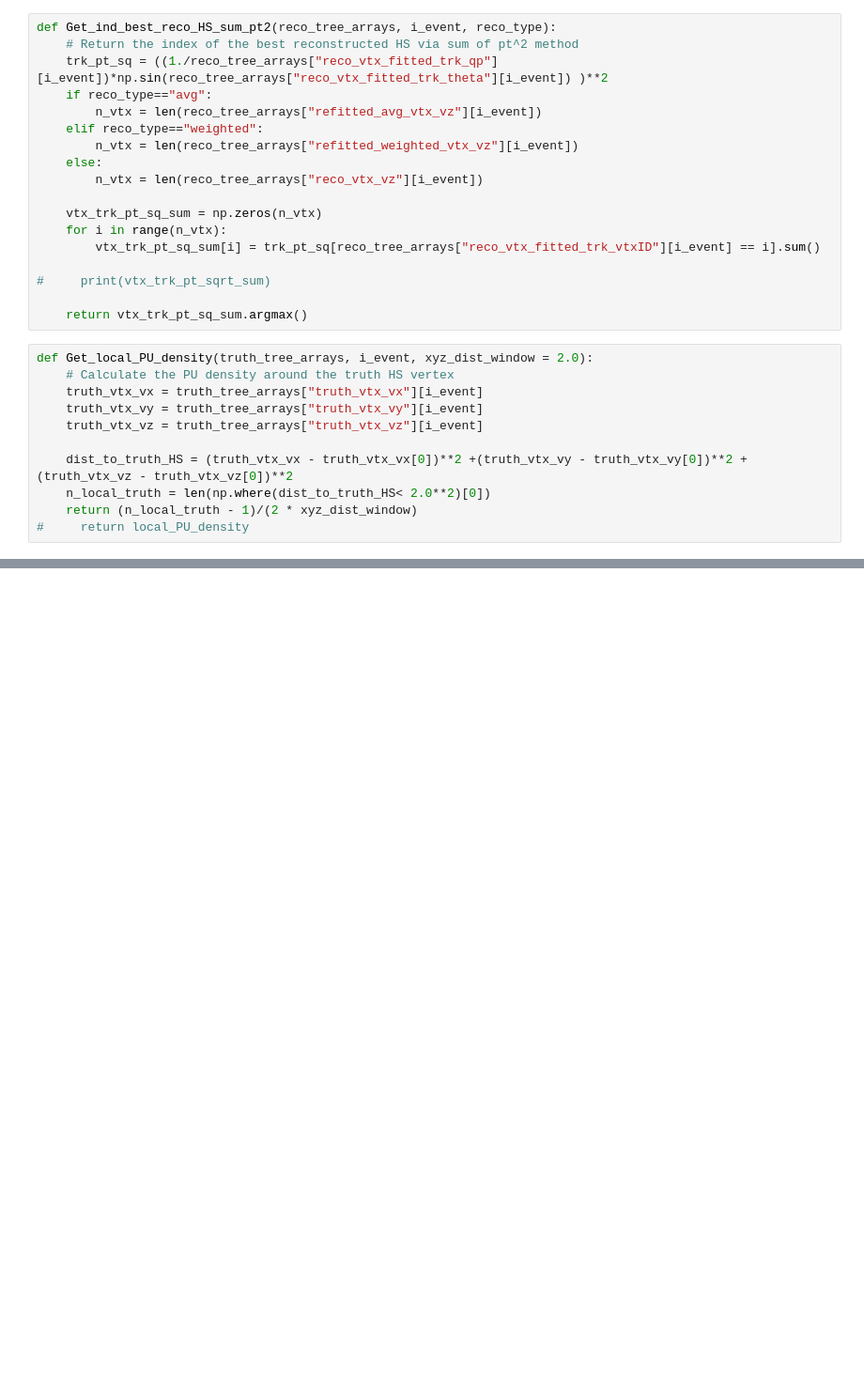
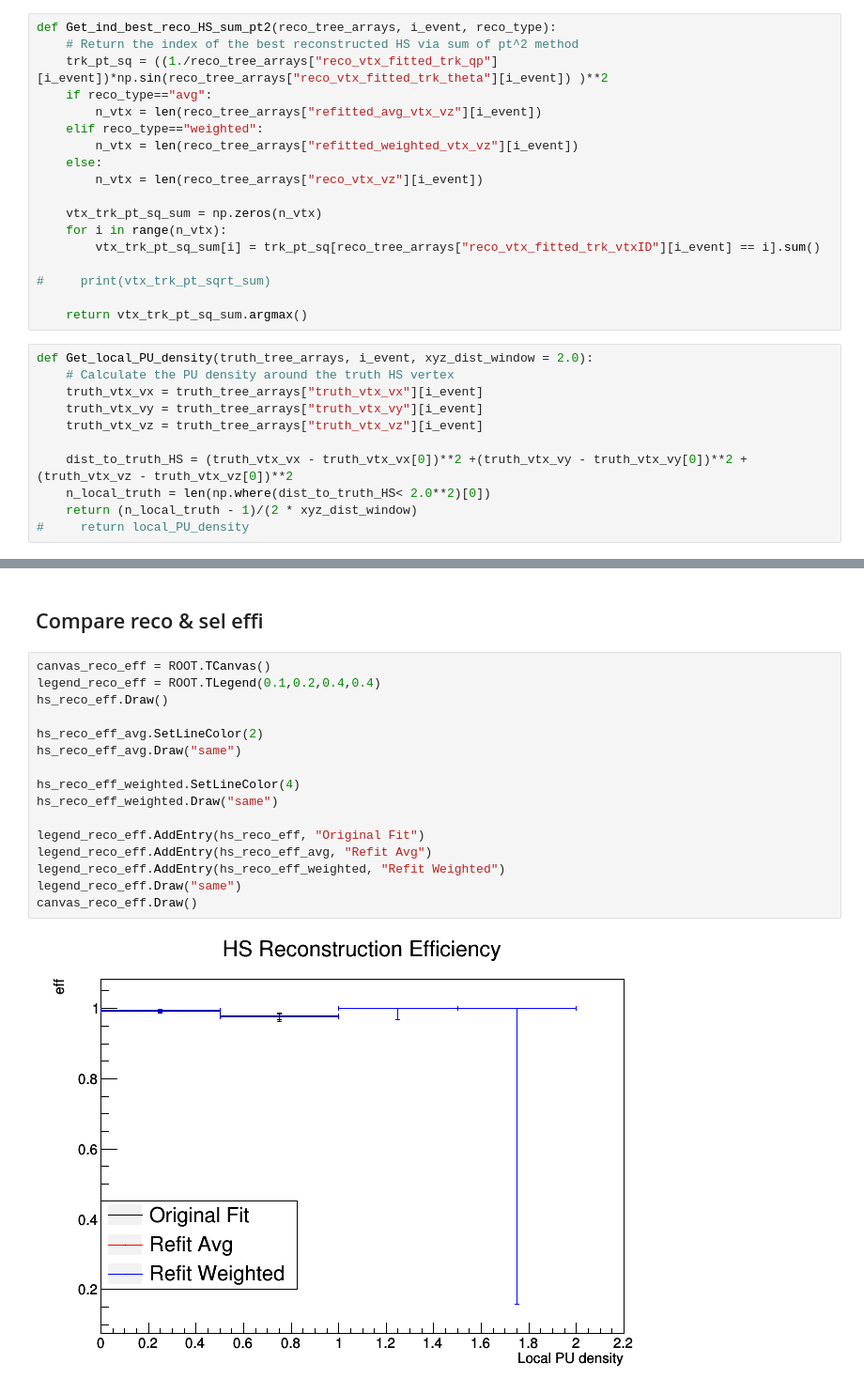
Before and after one commit to hrzhao76/ACTS-samples, a Jupyter notebook: Compare_eff_sel.ipynb, the cells around one changed output, grey strips where cells are left out. Shown at 94% size. Saved outputs shown, nothing was run; the diff lists cells and outputs as text; blank space fills up the shorter version.

```diff
--- a/Compare_eff_sel.ipynb
+++ b/Compare_eff_sel.ipynb
@@ -219,0 +250,20 @@ len(reco_tree_arrays_weighted["event_id"])
+# %% [markdown]
+## Compare reco & sel effi
+# %%
+canvas_reco_eff = ROOT.TCanvas()
+legend_reco_eff = ROOT.TLegend(0.1,0.2,0.4,0.4)
+hs_reco_eff.Draw()
+
+hs_reco_eff_avg.SetLineColor(2)
+hs_reco_eff_avg.Draw("same")
+
+hs_reco_eff_weighted.SetLineColor(4)
+hs_reco_eff_weighted.Draw("same")
+
+legend_reco_eff.AddEntry(hs_reco_eff, "Original Fit")
+legend_reco_eff.AddEntry(hs_reco_eff_avg, "Refit Avg")
+legend_reco_eff.AddEntry(hs_reco_eff_weighted, "Refit Weighted")
+legend_reco_eff.Draw("same")
+canvas_reco_eff.Draw()
+# %% [output]
+[figure, added]
```
Also changed, not shown: parts of 23 cells of this notebook.
